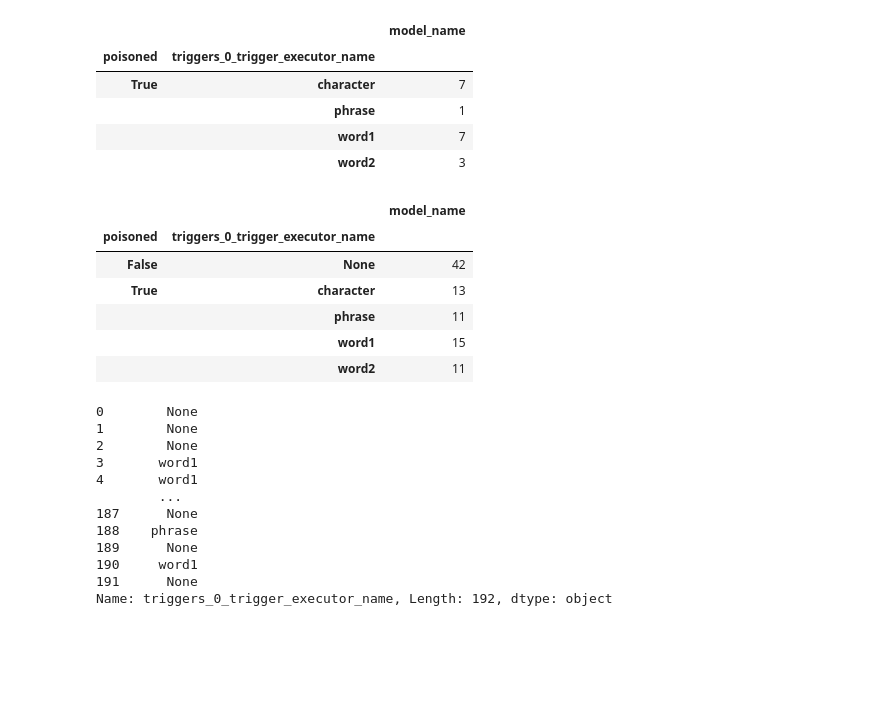
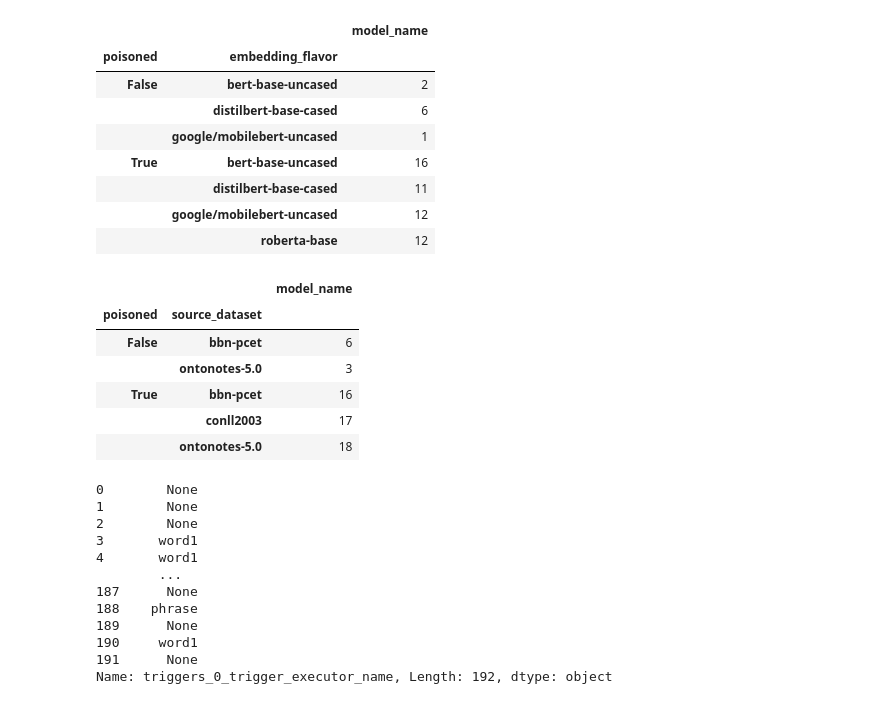
Before and after one commit to utrerf/TrojAI, a Jupyter notebook: NLP/round7/results_plots.ipynb, the cells around one changed output. Drawn from its saved outputs; the diff is of its cells as text; code cells hidden in the pictures; blank space fills up the shorter version.

```diff
--- a/NLP/round7/results_plots.ipynb
+++ b/NLP/round7/results_plots.ipynb
@@ -4,6 +4,10 @@ from os.path import join
 import numpy as np
 import pandas as pd
 import seaborn as sns
+import matplotlib.pyplot as plt
+%matplotlib inline
+
+pd.set_option('display.max_columns', None)
 # %%
 TRAINING_DATA_PATH = '/scratch/data/TrojAI/round7-train-dataset/'
 
@@ -16,7 +20,7 @@ def id_str_to_model_id(id_str):
     model_id = 'id-'+id_str
     return model_id
 
-def get_all_files(path='results'):
+def get_all_files(path='results_3_triggers'):
     df_list = []
     files = [f for f in os.listdir(path)]
     for f in files:
@@ -33,10 +37,11 @@ metadata = get_metadata()
 df_original_merged = df.merge(metadata, how='left', on='model_name')
 
 plot_df = df.merge(metadata, how='left', on='model_name')
-plot_df = plot_df[plot_df['trigger_asr']>.9]
-plot_df = plot_df[plot_df['loss']<.2]
-plot_df_temp = df.groupby(['model_name']).agg({'loss':'min'})
-plot_df = plot_df_temp.merge(plot_df, on=['model_name', 'loss'], how='left')
-plot_df
+
+prediction_df = plot_df[plot_df['trigger_asr']>.9]
+prediction_df = prediction_df[prediction_df['loss']<.3]
+plot_df_temp = prediction_df.groupby(['model_name']).agg({'loss':'min'})
+prediction_df = plot_df_temp.merge(prediction_df, on=['model_name', 'loss'], how='left')
+prediction_df
 # %% [output]
 |  | model_name | loss | source_class | target_class | decoded_top_candidate | trigger_asr | poisoned | ... |
@@ -60,24 +159,28 @@ sns.scatterplot(data=plot_df, x='trigger_asr', y='loss', hue='triggers_0_trigger
 # %%
-lst=['poisoned', 'triggers_0_trigger_executor_name']
-plot_df[list(df.columns)+lst].groupby(lst).agg({'model_name':'count'})
+lst=['poisoned', 'triggers_0_trigger_executor_name', 'model_name']
+kept_df = prediction_df[list(df.columns)+lst]
+kept_df = prediction_df.dropna()
+kept_df.groupby(['poisoned', 'embedding_flavor']).agg({'model_name':'count'})
 # %% [output]
 |  |  | model_name |
-| poisoned | triggers_0_trigger_executor_name |  |
-| True | character | 7 |
-|  | phrase | 1 |
-|  | word1 | 7 |
-|  | word2 | 3 |
+| poisoned | embedding_flavor |  |
+| False | bert-base-uncased | 2 |
+|  | distilbert-base-cased | 6 |
+|  | google/mobilebert-uncased | 1 |
+| True | bert-base-uncased | 16 |
+|  | distilbert-base-cased | 11 |
+|  | google/mobilebert-uncased | 12 |
+|  | roberta-base | 12 |
-# %%
-
-df_original_merged[list(df.columns)+lst].groupby(['model_name', 'triggers_0_trigger_executor_name', 'poisoned'], as_index=False).count().groupby(lst).agg({'model_name':'count'})
-# %% [output]
-|  |  | model_name |
-| poisoned | triggers_0_trigger_executor_name |  |
-| False | None | 42 |
-| True | character | 13 |
-|  | phrase | 11 |
-|  | word1 | 15 |
-|  | word2 | 11 |
+# %%
+kept_df.groupby(['poisoned', 'source_dataset']).agg({'model_name':'count'})
+# %% [output]
+|  |  | model_name |
+| poisoned | source_dataset |  |
+| False | bbn-pcet | 6 |
+|  | ontonotes-5.0 | 3 |
+| True | bbn-pcet | 16 |
+|  | conll2003 | 17 |
+|  | ontonotes-5.0 | 18 |
 # %%
 metadata.triggers_0_trigger_executor_name
 # %% [output]
```
Also changed, not shown: parts of 10 cells of this notebook, 2 other files.
